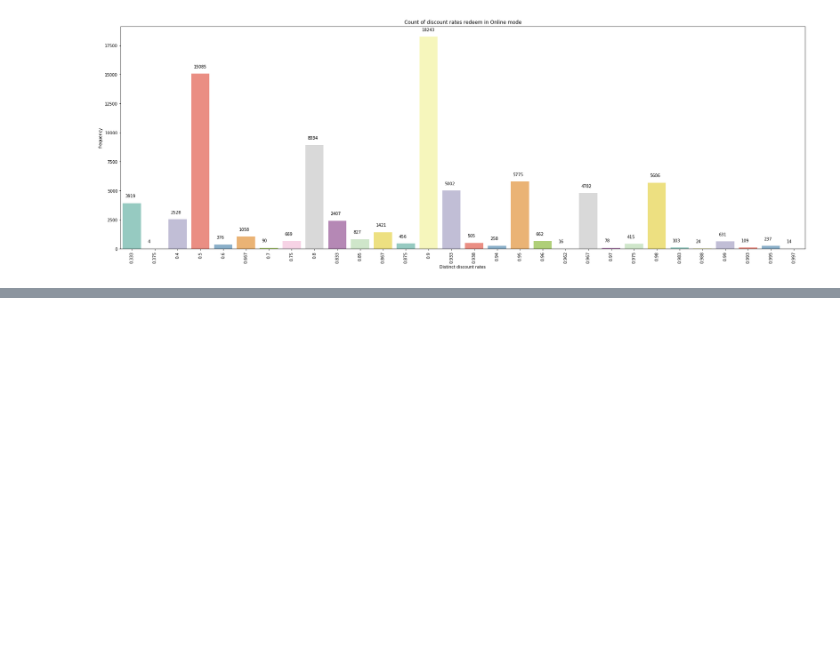
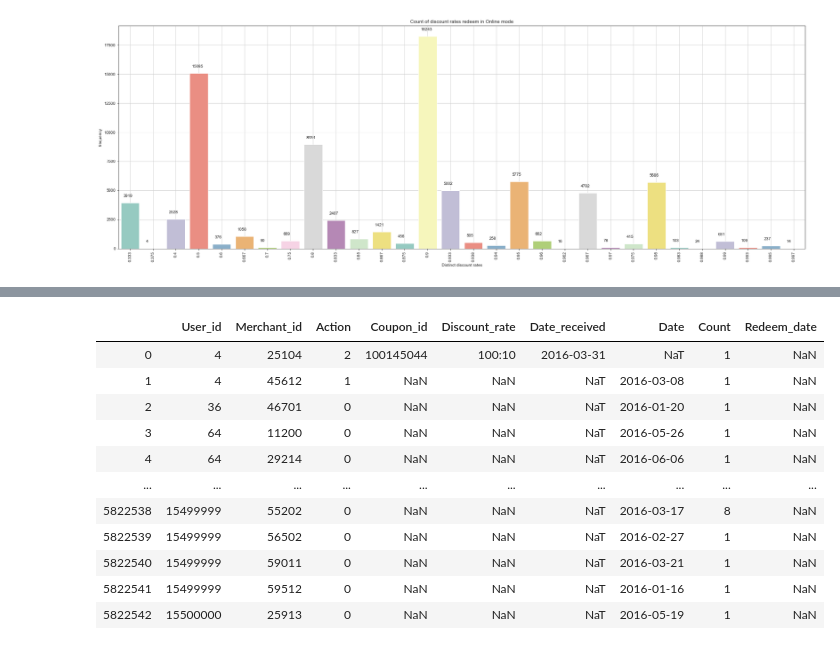
Before and after one commit to sinha-pulaks/O2O-coupon-redemption, a Jupyter notebook: O2O_coupon_prediction.ipynb, the cells around one changed output, grey strips where cells are left out. Drawn from its saved outputs; the diff is of its cells as text; code cells hidden in the pictures; blank space fills up the shorter version.

Commit message:
Target label distinction

```diff
--- a/O2O_coupon_prediction.ipynb
+++ b/O2O_coupon_prediction.ipynb
@@ -3584,0 +3584,88 @@ plt.show()
+# %%
+#online
+df_on_behavior=df_on_unique.copy(deep=True)
+df_on_behavior['Date'] = pd.to_datetime(df_on_behavior['Date'],format="%Y%m%d")
+df_on_behavior['Date_received'] = pd.to_datetime(df_on_behavior['Date_received'],format="%Y%m%d")
+df_on_behavior["Redeem_date"]=df_on_behavior["Date"].dt.date-df_on_behavior["Date_received"].dt.date
+df_on_behavior["Redeem_date"]=df_on_behavior["Date"].dt.date-df_on_behavior["Date_received"].dt.date
+df_on_behavior['Redeem_date'] = df_on_behavior['Redeem_date'].dt.days.astype('str')
+df_on_behavior['Redeem_date'] = pd.to_numeric(df_on_behavior['Redeem_date'],errors="coerce")
+df_on_behavior["DateOrder"]=df_on_behavior["Date"]
+df_on_behavior["DateOrder"].fillna(df_on_behavior["Date_received"],inplace=True)
+
+#setting target labels
+df_on_behavior["Target"]=0
+df_on_behavior.loc[(df_on_behavior["Redeem_date"]<=15) & (df_on_behavior["Coupon_id"]!="fixed"), 'Target'] = 1
+
+'''#online
+split_data1 = df_on_behavior["Discount_rate"].str.split(":")
+data1 = split_data1.to_list()
+
+
+#for i in range(len(data1)):
+ #   if isinstance(data1[i], list):
+  #      if len(data1[i])==1:
+   #         data1[i].insert(1,100-float(data1[i][0])*100)
+    #        data1[i][0]=100
+
+#data1
+df_on_behavior['temp']=data1
+df_on_behavior[['Original_Price','Discounted_price']] = pd.DataFrame(df_on_behavior.temp.values.tolist(), index= df_on_behavior.index)
+df_on_behavior["Original_Price"]=df_on_behavior["Original_Price"].astype(float)
+df_on_behavior["Discounted_price"]=df_on_behavior["Discounted_price"].astype(float)
+df_on_behavior["Rate"]=round((df_on_behavior["Original_Price"]-df_on_behavior["Discounted_price"])/df_on_behavior["Original_Price"],3)
+del df_on_behavior["temp"]
+  '''
+
+
+#offline
+df_off_behavior=df_off_unique.copy(deep=True)
+df_off_behavior['Date'] = pd.to_datetime(df_off_behavior['Date'],format="%Y%m%d")
+df_off_behavior['Date_received'] = pd.to_datetime(df_off_behavior['Date_received'],format="%Y%m%d")
+df_off_behavior["Redeem_date"]=df_off_behavior["Date"].dt.date-df_off_behavior["Date_received"].dt.date
+df_off_behavior["Redeem_date"]=df_off_behavior["Date"].dt.date-df_off_behavior["Date_received"].dt.date
+df_off_behavior['Redeem_date'] = df_off_behavior['Redeem_date'].dt.days.astype('str')
+df_off_behavior['Redeem_date'] = pd.to_numeric(df_off_behavior['Redeem_date'],errors="coerce")
+df_off_behavior["DateOrder"]=df_off_behavior["Date"]
+df_off_behavior["DateOrder"].fillna(df_off_behavior["Date_received"],inplace=True)
+
+#setting target labels
+df_off_behavior["Target"]=0
+df_off_behavior.loc[df_off_behavior["Redeem_date"]<=15, 'Target'] = 1
+
+
+
+'''split_data = df_off_behavior["Discount_rate"].str.split(":")
+data = split_data.to_list()
+
+
+for i in range(len(data)):
+    if isinstance(data[i], list):
+        if len(data[i])==1:
+            if data[i][0]!="fixed":
+                data[i].insert(1,100-float(data[i][0])*100)
+                data[i][0]=100
+
+df_off_behavior['temp']=data
+df_off_behavior[['Original_Price','Discounted_price']] = pd.DataFrame(df_off_behavior.temp.values.tolist(), index= df_off_behavior.index)
+df_off_behavior["Original_Price"]=df_off_behavior["Original_Price"].astype(float)
+df_off_behavior["Discounted_price"]=df_off_behavior["Discounted_price"].astype(float)
+df_off_behavior["Rate"]=round((df_off_behavior["Original_Price"]-df_off_behavior["Discounted_price"])/df_off_behavior["Original_Price"],3)
+del df_off_behavior["temp"]
+'''
+
+display(df_on_behavior)
+display(df_off_behavior)
+# %% [output]
+|  | User_id | Merchant_id | Action | Coupon_id | Discount_rate | Date_received | Date | Count | Redeem_date |
+| 0 | 4 | 25104 | 2 | 100145044 | 100:10 | 2016-03-31 | NaT | 1 | NaN |
+| 1 | 4 | 45612 | 1 | NaN | NaN | NaT | 2016-03-08 | 1 | NaN |
+| 2 | 36 | 46701 | 0 | NaN | NaN | NaT | 2016-01-20 | 1 | NaN |
+| 3 | 64 | 11200 | 0 | NaN | NaN | NaT | 2016-05-26 | 1 | NaN |
+| 4 | 64 | 29214 | 0 | NaN | NaN | NaT | 2016-06-06 | 1 | NaN |
+| ... | ... | ... | ... | ... | ... | ... | ... | ... | ... |
+| 5822538 | 15499999 | 55202 | 0 | NaN | NaN | NaT | 2016-03-17 | 8 | NaN |
+| 5822539 | 15499999 | 56502 | 0 | NaN | NaN | NaT | 2016-02-27 | 1 | NaN |
+| 5822540 | 15499999 | 59011 | 0 | NaN | NaN | NaT | 2016-03-21 | 1 | NaN |
+| 5822541 | 15499999 | 59512 | 0 | NaN | NaN | NaT | 2016-01-16 | 1 | NaN |
+| 5822542 | 15500000 | 25913 | 0 | NaN | NaN | NaT | 2016-05-19 | 1 | NaN |
```
Also changed, not shown: parts of 30 cells of this notebook.
